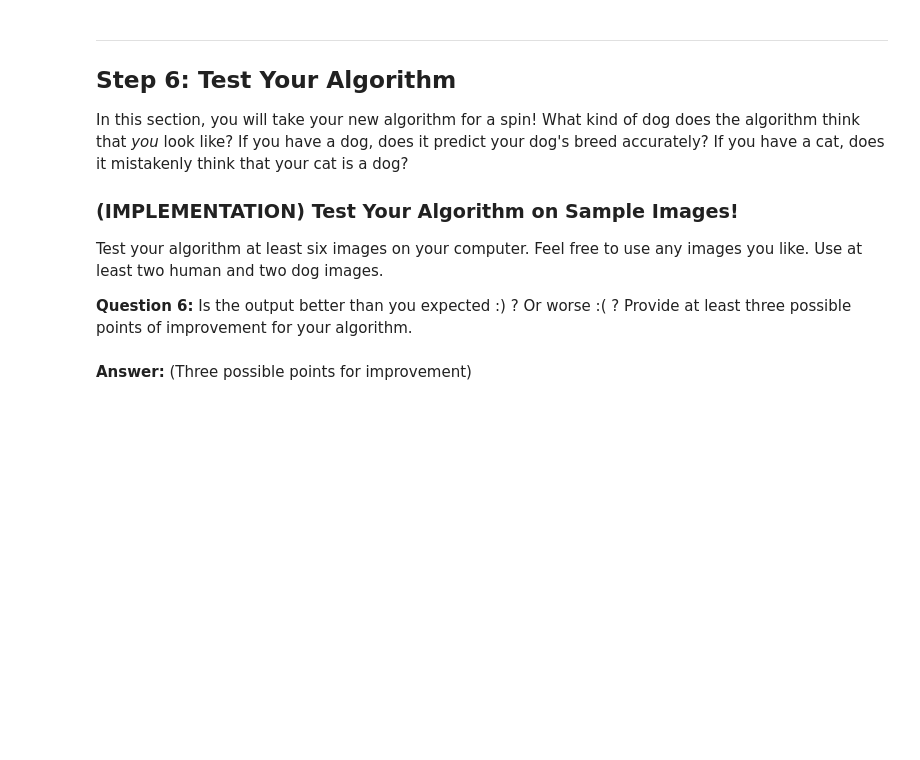
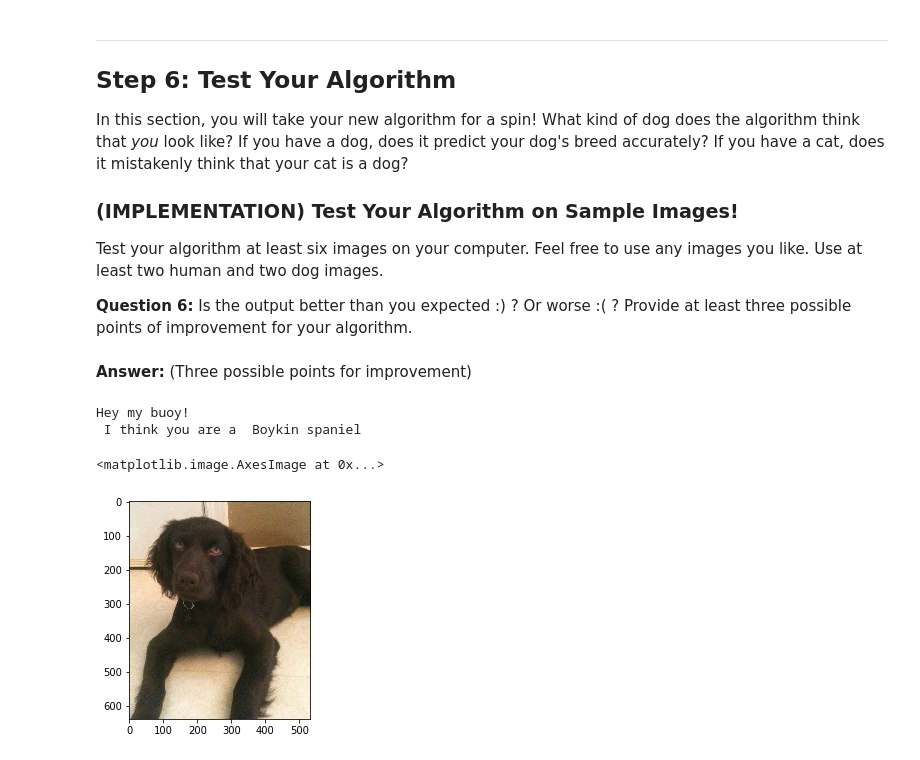
Before and after one commit to sumanyurosha/deep-learning-v2-pytorch, a Jupyter notebook: project-dog-classification/dog_app.ipynb, the cells around one changed output. Saved outputs shown, nothing was run; the diff lists cells and outputs as text; code cells hidden in the pictures; blank space fills up the shorter version.

Commit message:
Final Model

```diff
--- a/project-dog-classification/dog_app.ipynb
+++ b/project-dog-classification/dog_app.ipynb
@@ -508,7 +508,7 @@ def train(n_epochs, loaders, model, optimizer, criterion, use_cuda, save_path):
     valid_loss_min = np.Inf
 
     for epoch in range(1, n_epochs+1):
-        # initialize variables to monitor training and validation loss
+        # initialize variables to monitor training and validation loss+
         train_loss = 0.0
         valid_loss = 0.0
 
@@ -525,18 +525,17 @@ def train(n_epochs, loaders, model, optimizer, criterion, use_cuda, save_path):
             ## train_loss = train_loss + ((1 / (batch_idx + 1)) * (loss.data - train_loss))
 
             #clear the gradients
-            optimizer_scratch.zero_grad()
+            optimizer.zero_grad()
             #forward pass: computing the predictions for our images
             output = model(data)
             #calculating the loss
-            loss = criterion_scratch(output, target)
+            loss = criterion(output, target)
             #backpropagation: calculating the gradients
             loss.backward()
             #updating the weights
-            optimizer_scratch.step()
+            optimizer.step()
             #updating the training loss
             train_loss = train_loss + ((1 / (batch_idx + 1)) * (loss.data - train_loss))
-
 
 
 
@@ -553,8 +552,7 @@ def train(n_epochs, loaders, model, optimizer, criterion, use_cuda, save_path):
 
             #forward pass: computing the predictions of our model
             output = model(data)
-            loss = criterion_scratch(output, target)
-
+            loss = criterion(output, target)
             ## update the average validation loss
             valid_loss = valid_loss + (1/ (batch_idx + 1) * (loss.data - valid_loss))
 
@@ -579,7 +577,7 @@ def train(n_epochs, loaders, model, optimizer, criterion, use_cuda, save_path):
 
 
 # train the model
-model_scratch = train(60, loaders_scratch, model_scratch, optimizer_scratch,
+model_scratch = train(5, loaders_scratch, model_scratch, optimizer_scratch,
                       criterion_scratch, use_cuda, 'model_scratch.pt')
 
 # load the model that got the best validation accuracy
@@ -829,6 +757,8 @@ Write a function that takes an image path as input and returns the dog breed (`A
 # %%
 ### TODO: Write a function that takes a path to an image as input
 ### and returns the dog breed that is predicted by the model.
+
+data_transfer = {'train': train_set, 'valid' : valid_set, 'test': test_set}
 
 # list of class names by index, i.e. a name can be accessed like class_names[0]
 class_names = [item[4:].replace("_", " ") for item in data_transfer['train'].classes]
@@ -877,17 +805,19 @@ Some sample output for our algorithm is provided below, but feel free to design
 ### TODO: Write your algorithm.
 ### Feel free to use as many code cells as needed.
 
+fig = plt.figure(figsize=(25, 4))
+
 def run_app(img_path):
     ## handle cases for a human face, dog, and neither
-
     #detecting a human
     if face_detector(img_path):
-        #predict the dog breed resembling human face
-        predict_breed_transfer(img_path)
+        #predict the dog breed resembling human
+        print("Hello hooman!\n You resemble a...\n", predict_breed_transfer(img_path))
 
     elif dog_detector(img_path):
         #predict the dog breed
-        predict_breed_transfer
+        print("Hey my buoy!\n I think you are a ", predict_breed_transfer(img_path))
 
     else:
         #provided image neither has a dog nor a human
+        print("error, there was trouble scanning a dog/human in this picture! Please try your luck again :)")
@@ -908,8 +840,20 @@ __Answer:__ (Three possible points for improvement)
 # %%
 ## TODO: Execute your algorithm from Step 6 on
 ## at least 6 images on your computer.
 ## Feel free to use as many code cells as needed.
 
 ## suggested code, below
-for file in np.hstack((human_files[:3], dog_files[:3])):
-    run_app(file)
+# for file in np.hstack((human_files[:3], dog_files[:3])):
+#     run_app(file)
+#     im = Image.open(img_path)
+#     plt.imshow(im)
+
+img_path = dog_files[556]
+run_app(img_path)
+im = Image.open(img_path)
+plt.imshow(im)
+# %% [output]
+Hey my buoy!
+ I think you are a  Boykin spaniel
+<matplotlib.image.AxesImage at 0x...>
+[figure, added]
```
Also changed, not shown: parts of 14 cells of this notebook.
